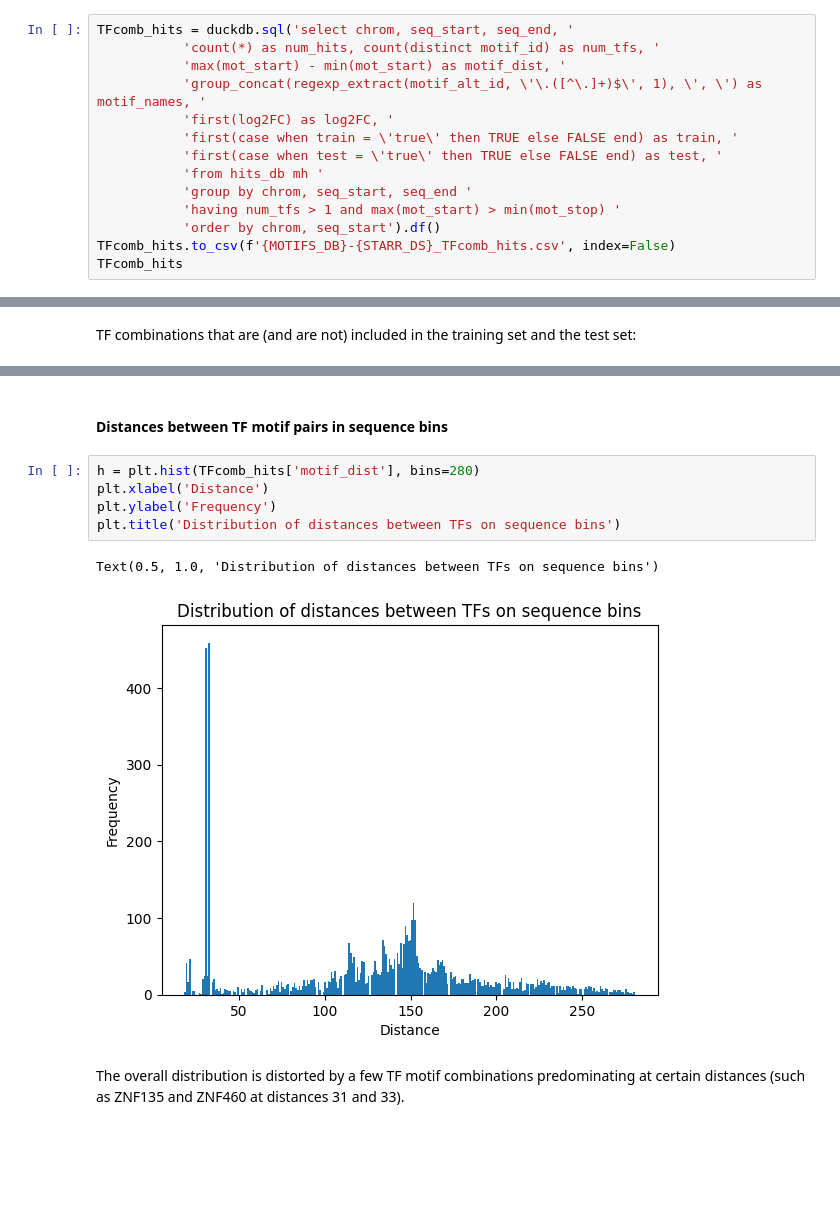
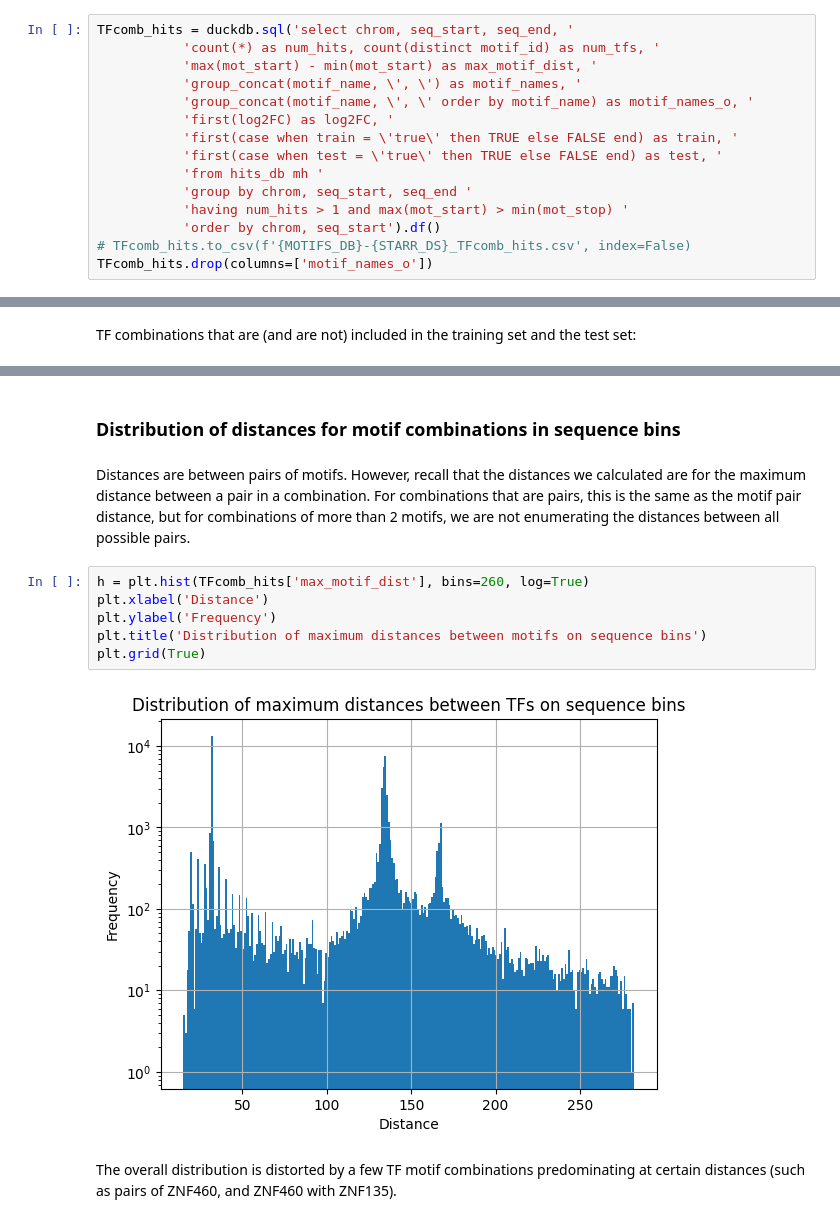
Before and after one commit to Duke-IGVF/BlueSTARR-viz, a Jupyter notebook: motifs/Motifs-EDA-01.ipynb, the cells around one changed output, grey strips where cells are left out. Saved outputs shown, nothing was run; the diff lists cells and outputs as text; blank space fills up the shorter version.

Commit message:
Adds activations-based statistics and plots

```diff
--- a/motifs/Motifs-EDA-01.ipynb
+++ b/motifs/Motifs-EDA-01.ipynb
@@ -246,15 +327,16 @@ We consider TF motifs different if their Motif IDs are different. (Different mot
 # %%
 TFcomb_hits = duckdb.sql('select chrom, seq_start, seq_end, '
            'count(*) as num_hits, count(distinct motif_id) as num_tfs, '
-           'max(mot_start) - min(mot_start) as motif_dist, '
-           'group_concat(regexp_extract(motif_alt_id, \'\.([^\.]+)$\', 1), \', \') as motif_names, '
+           'max(mot_start) - min(mot_start) as max_motif_dist, '
+           'group_concat(motif_name, \', \') as motif_names, '
+           'group_concat(motif_name, \', \' order by motif_name) as motif_names_o, '
            'first(log2FC) as log2FC, '
            'first(case when train = \'true\' then TRUE else FALSE end) as train, '
            'first(case when test = \'true\' then TRUE else FALSE end) as test, '
            'from hits_db mh '
            'group by chrom, seq_start, seq_end '
-           'having num_tfs > 1 and max(mot_start) > min(mot_stop) '
+           'having num_hits > 1 and max(mot_start) > min(mot_stop) '
            'order by chrom, seq_start').df()
-TFcomb_hits.to_csv(f'{MOTIFS_DB}-{STARR_DS}_TFcomb_hits.csv', index=False)
-TFcomb_hits
+# TFcomb_hits.to_csv(f'{MOTIFS_DB}-{STARR_DS}_TFcomb_hits.csv', index=False)
+TFcomb_hits.drop(columns=['motif_names_o'])
 # %% [output]
@@ -342,13 +532,15 @@ plt.legend(loc='upper right')
 # %% [markdown]
-#### Distances between TF motif pairs in sequence bins
+### Distribution of distances for motif combinations in sequence bins
+# %% [markdown]
+Distances are between pairs of motifs. However, recall that the distances we calculated are for the maximum distance between a pair in a combination. For combinations that are pairs, this is the same as the motif pair distance, but for combinations of more than 2 motifs, we are not enumerating the distances between all possible pairs.
 # %%
-h = plt.hist(TFcomb_hits['motif_dist'], bins=280)
+h = plt.hist(TFcomb_hits['max_motif_dist'], bins=260, log=True)
 plt.xlabel('Distance')
 plt.ylabel('Frequency')
-plt.title('Distribution of distances between TFs on sequence bins')
+plt.title('Distribution of maximum distances between motifs on sequence bins')
+plt.grid(True)
 # %% [output]
-Text(0.5, 1.0, 'Distribution of distances between TFs on sequence bins')
-[figure, old version]
+[figure, new version]
 # %% [markdown]
-The overall distribution is distorted by a few TF motif combinations predominating at certain distances (such as ZNF135 and ZNF460 at distances 31 and 33).
+The overall distribution is distorted by a few TF motif combinations predominating at certain distances (such as pairs of ZNF460, and ZNF460 with ZNF135).
 # %%
```
Also changed, not shown: parts of 48 cells of this notebook.
